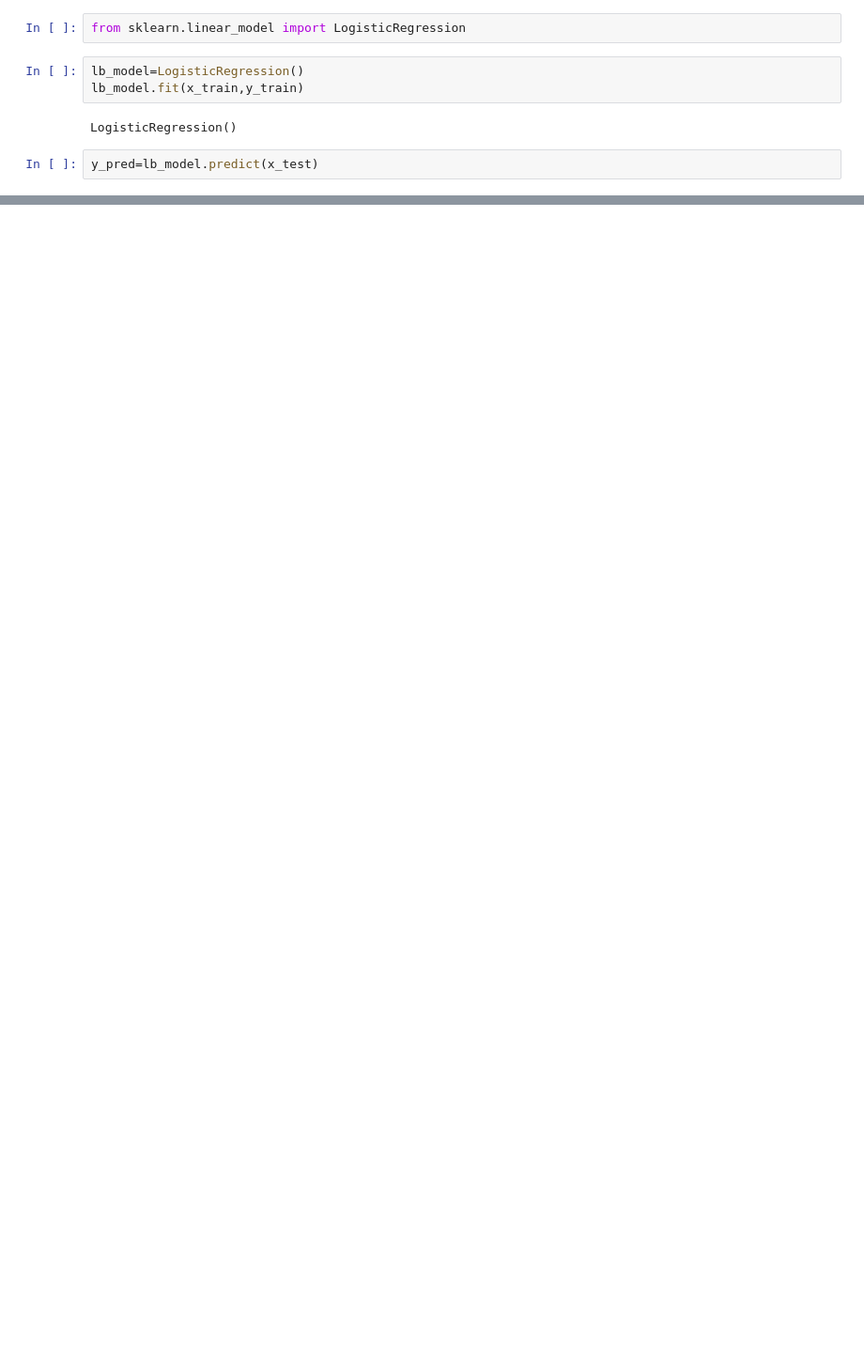
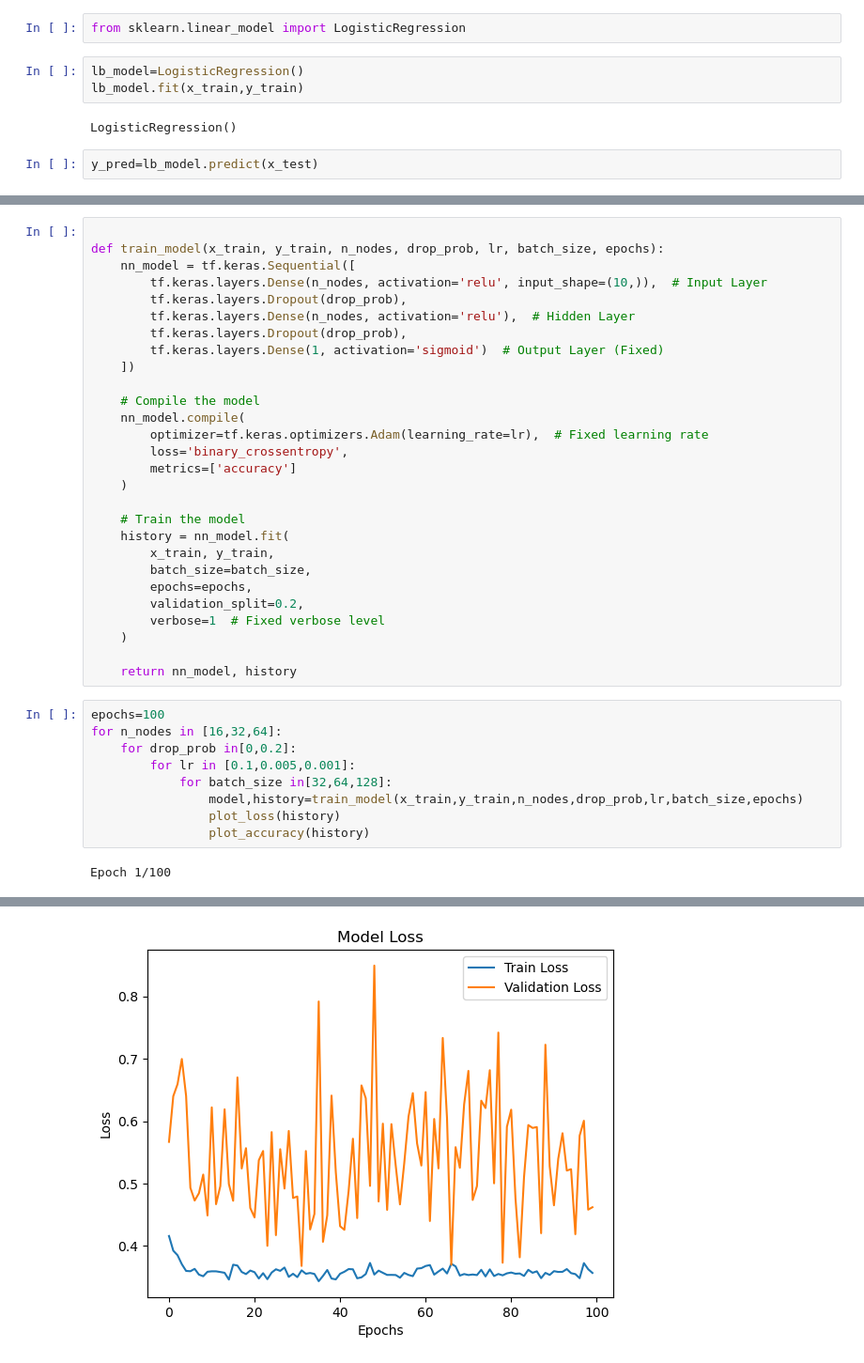
Before and after one commit to ishuaaa/ML, a Jupyter notebook: jaishreeram.ipynb, the cells around one changed output, grey strips where cells are left out. Shown: that part at 94% size. Saved outputs shown, nothing was run; the diff lists cells and outputs as text; blank space fills up the shorter version.

```diff
--- a/jaishreeram.ipynb
+++ b/jaishreeram.ipynb
@@ -140,0 +224,39 @@ weighted avg       0.78      0.78      0.78      3804
+# %%
+
+def train_model(x_train, y_train, n_nodes, drop_prob, lr, batch_size, epochs):
+    nn_model = tf.keras.Sequential([
+        tf.keras.layers.Dense(n_nodes, activation='relu', input_shape=(10,)),  # Input Layer
+        tf.keras.layers.Dropout(drop_prob),
+        tf.keras.layers.Dense(n_nodes, activation='relu'),  # Hidden Layer
+        tf.keras.layers.Dropout(drop_prob),
+        tf.keras.layers.Dense(1, activation='sigmoid')  # Output Layer (Fixed)
+    ])
+
+    # Compile the model
+    nn_model.compile(
+        optimizer=tf.keras.optimizers.Adam(learning_rate=lr),  # Fixed learning rate
+        loss='binary_crossentropy',
+        metrics=['accuracy']
+    )
+
+    # Train the model
+    history = nn_model.fit(
+        x_train, y_train,
+        batch_size=batch_size,
+        epochs=epochs,
+        validation_split=0.2,
+        verbose=1  # Fixed verbose level
+    )
+
+    return nn_model, history
+# %%
+epochs=100
+for n_nodes in [16,32,64]:
+    for drop_prob in[0,0.2]:
+        for lr in [0.1,0.005,0.001]:
+            for batch_size in[32,64,128]:
+                model,history=train_model(x_train,y_train,n_nodes,drop_prob,lr,batch_size,epochs)
+                plot_loss(history)
+                plot_accuracy(history)
+# %% [output]
+Epoch 1/100
@@ -140,0 +281 @@ weighted avg       0.78      0.78      0.78      3804
+[figure, added]
```
Also changed, not shown: parts of 14 cells of this notebook.
